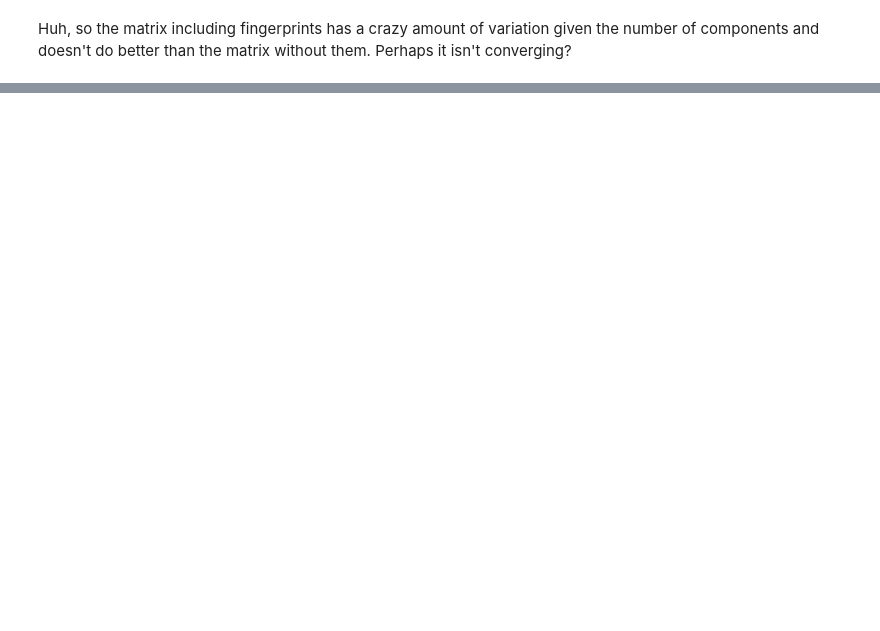
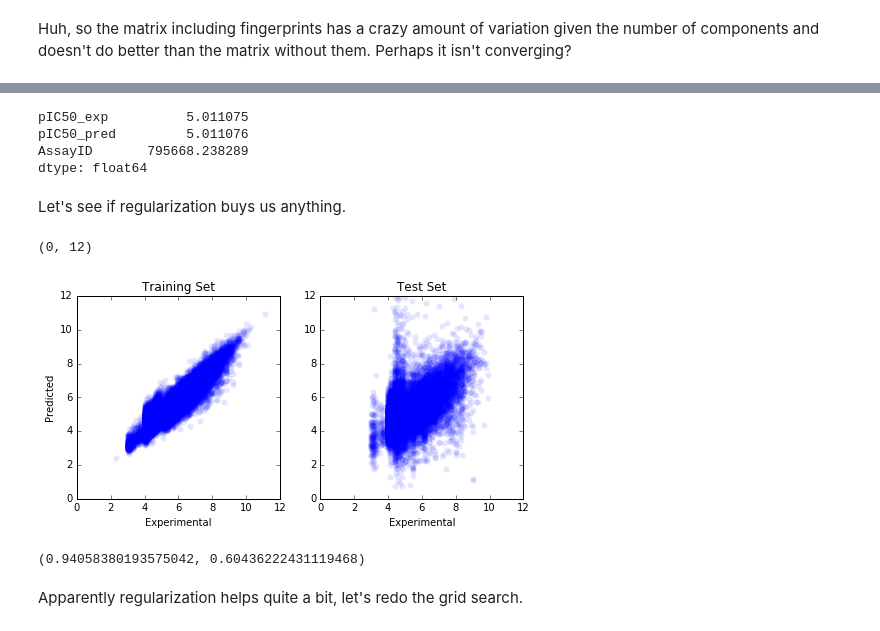
Before and after one commit to dkoes/notebooks, a Jupyter notebook: matrix_factorization.ipynb, the cells around one changed output, grey strips where cells are left out. Saved outputs shown, nothing was run; the diff lists cells and outputs as text; code cells hidden in the pictures; blank space fills up the shorter version.

```diff
--- a/matrix_factorization.ipynb
+++ b/matrix_factorization.ipynb
@@ -359,0 +402,49 @@ testpred = getpred(pred,randomtest,cmpdids,assayids)
+# %%
+randomtrain.mean()
+# %% [output]
+pIC50_exp          5.011075
+pIC50_pred         5.011076
+AssayID       795668.238289
+dtype: float64
+# %% [markdown]
+Let's see if regularization buys us anything.
+# %%
+model = nmf.NMF(solver='mu',n_components=50,init='random',alpha=0.1)
+W = model.fit_transform(randomfp)
+H = model.components_
+pred = np.matmul(W,H)
+trainpredfp = getpred(pred,randomtrain, cmpdids, assayids)
+testpredfp = getpred(pred,randomtest,cmpdids,assayids)
+# %%
+fig = plt.figure(figsize=(8,4))
+ax = plt.subplot(1,2,1)
+ax.plot(trainpredfp[:,0],trainpredfp[:,1],'o',alpha=.1,markeredgewidth=0)
+ax.set_aspect('equal')
+ax.set_xlabel('Experimental')
+ax.set_ylabel('Predicted')
+ax.set_title("Training Set")
+ax.set_ylim(0,12)
+ax.set_xlim(0,12)
+
+ax = plt.subplot(1,2,2)
+ax.plot(testpredfp[:,0],testpredfp[:,1],'o',alpha=.1,markeredgewidth=0)
+ax.set_aspect('equal')
+ax.set_xlabel('Experimental')
+ax.set_title("Test Set")
+ax.set_ylim(0,12)
+ax.set_xlim(0,12)
+# %% [output]
+(0, 12)
+[figure, added]
+# %%
+trainR = np.corrcoef(trainpredfp.T)[0][1]
+testR = np.corrcoef(testpredfp.T)[0][1]
+
+trainRMS = mean_squared_error(trainpredfp[:,0],trainpredfp[:,1])
+testRMS = mean_squared_error(testpredfp[:,0],testpredfp[:,1])
+
+trainR,testR
+# %% [output]
+(0.94058380193575042, 0.60436222431119468)
+# %% [markdown]
+Apparently regularization helps quite a bit, let's redo the grid search.
```
Also changed, not shown: parts of 29 cells of this notebook.
